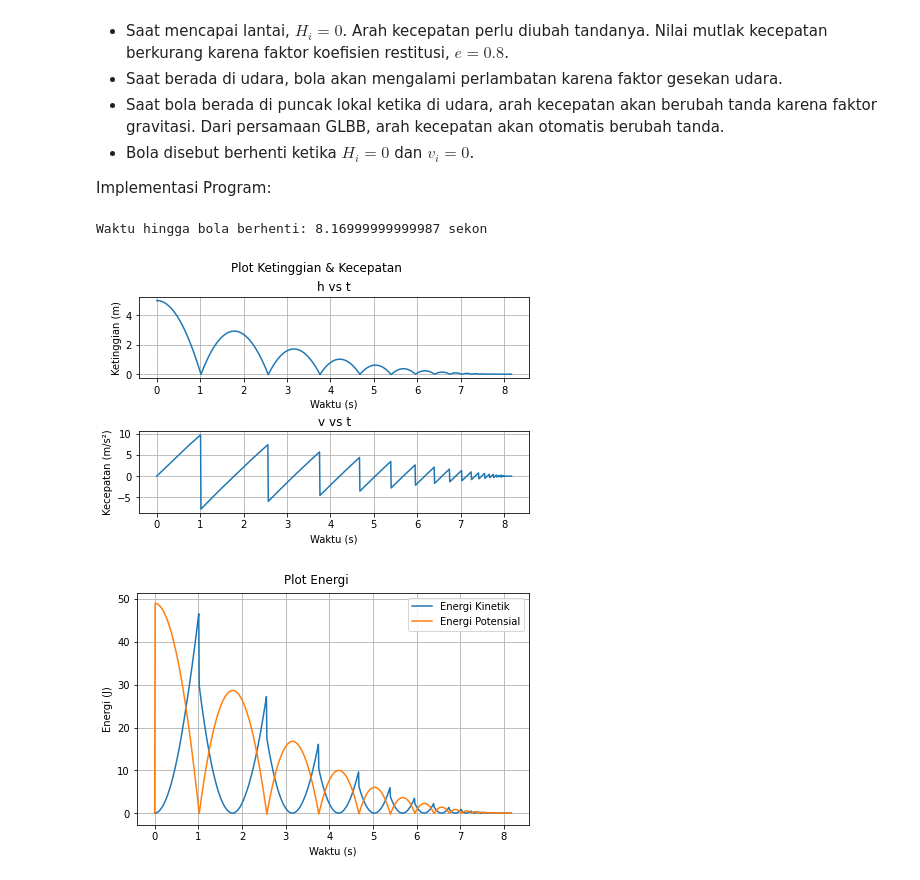
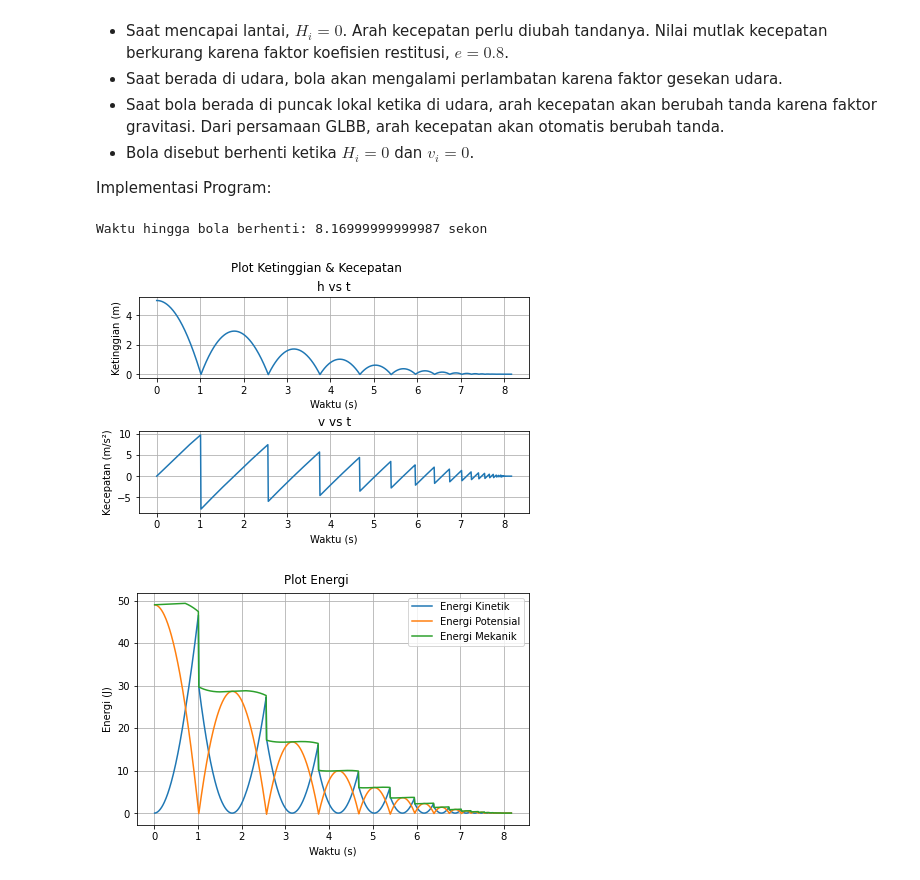
Before and after one commit to mahaamesha/komputasi-sistem-instrumentasi-cerdas, a Jupyter notebook: mg02/10219084_tugas02.ipynb, the cells around one changed output. Drawn from its saved outputs; the diff is of its cells as text; code cells hidden in the pictures.

```diff
--- a/mg02/10219084_tugas02.ipynb
+++ b/mg02/10219084_tugas02.ipynb
@@ -66,6 +66,7 @@ arr_v = [0]
 
 arr_ek = [0]
 arr_ep = [0]
+arr_em = [0]
 
 b = 0.1     # koefisien gesek
 m = 1
@@ -90,8 +91,10 @@ def func_vi(vi_1, g, dt):
     return vi
 
 # percepatan dari rumusan gaya gesek
-def func_fges(b, v):
-    fges = -b * v
+def func_fges(b, v, linear_flag):
+    # linear
+    if linear_flag: fges = -b * v
+    else: fges = -b * v * abs(v)
     return fges
 
 def func_kinetic_energy(m, v):
@@ -103,7 +106,7 @@ def func_potential_energy(m, g, h):
     return ep
 
 
-def main():
+def main(linear_flag=1):
     while not( (abs(arr_v[-1]) < epsilon) and (arr_h[-1] < epsilon) ):     # belum berhenti
         # ketinggian berkurang
         hi = func_hi(arr_h[-1], arr_v[-1], dt)
@@ -113,10 +116,9 @@ def main():
         if (arr_h[-1] < epsilon):
             vi = -e * arr_v[-1]
         else:   # jika di udara, berlaku GLBB
-            # ada faktor perlambatan saat h = 1/2 ho
-            if hi < 1/2*arr_h[0]:
+            if arr_h[-1] < arr_h[0]:   # ada faktor perlambatan saat h = 1/2 ho
                 # a = -koef_a * arr_v[-1]   # kasus soal 2
-                a = func_fges(b, vi) / m    # kasus soal 3
+                a = func_fges(b, vi, linear_flag) / m    # kasus soal 3
             else: a = 0
             vi = func_vi(arr_v[-1], (g+a), dt)
         arr_v.append(vi)
@@ -129,6 +131,7 @@ def main():
         arr_ek.append(ek)
         ep = func_potential_energy(m, g, hi)
         arr_ep.append(ep)
+        arr_em.append(ek + ep)
 
         # print(vi, hi, t)
 
@@ -141,33 +144,34 @@ if __name__ == "__main__":
 
 
     # plotting data untuk cek validasi hasil
     fig, axs = plt.subplots(nrows=2, ncols=1, constrained_layout=True)
     fig.suptitle("Plot Ketinggian & Kecepatan")
     # plot ketinggian terhadap waktu
     axs[0].set_title("h vs t")
     axs[0].plot(arr_t, arr_h)
     axs[0].set_ylabel("Ketinggian (m)")
     # plot kecepatan terhadap waktu
     axs[1].set_title("v vs t")
     axs[1].plot(arr_t, arr_v)
     axs[1].set_ylabel("Kecepatan (m/s²)")
     for ax in axs:
         ax.set_xlabel("Waktu (s)")
         ax.grid(True)
 
     # plot energi
     fig_energy, axs_energy = plt.subplots(constrained_layout=True)
     fig_energy.suptitle("Plot Energi")
-    axs_energy.plot(arr_t, arr_ek, label="Energi Kinetik")
-    axs_energy.plot(arr_t, arr_ep, label="Energi Potensial")
+    axs_energy.plot(arr_t[1:], arr_ek[1:], label="Energi Kinetik")
+    axs_energy.plot(arr_t[1:], arr_ep[1:], label="Energi Potensial")
+    axs_energy.plot(arr_t[1:], arr_em[1:], label="Energi Mekanik")
     axs_energy.set_xlabel("Waktu (s)")
     axs_energy.set_ylabel("Energi (J)")
     axs_energy.legend()
     axs_energy.grid(True)
 
 
     plt.show()
 # %% [output]
 Waktu hingga bola berhenti: 8.16999999999987 sekon
 [figure]
-[figure, old version]
+[figure, new version]
```
Also changed, not shown: 5 other files.
